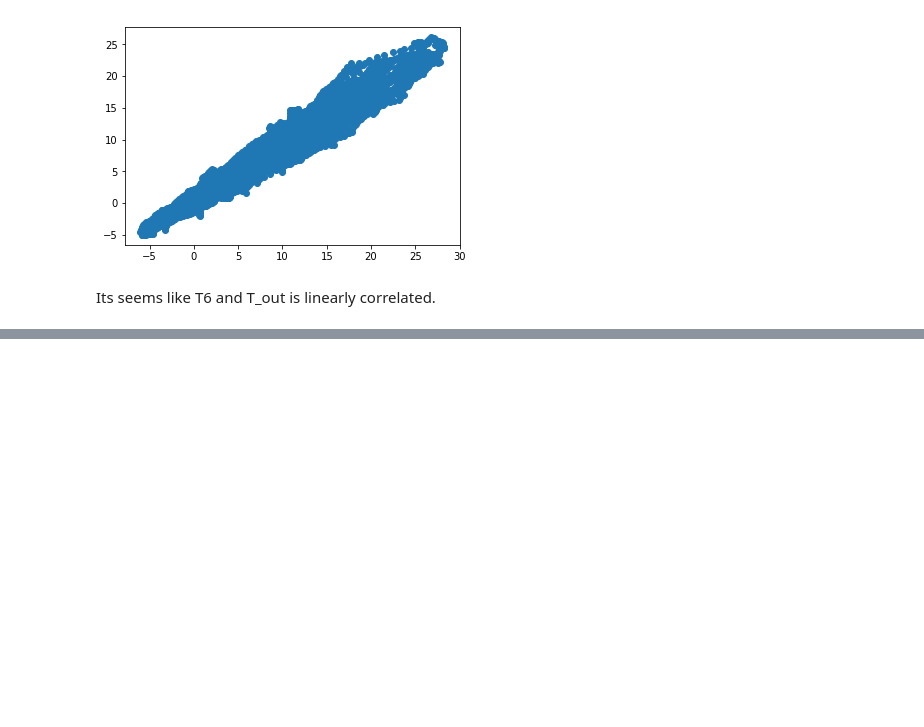
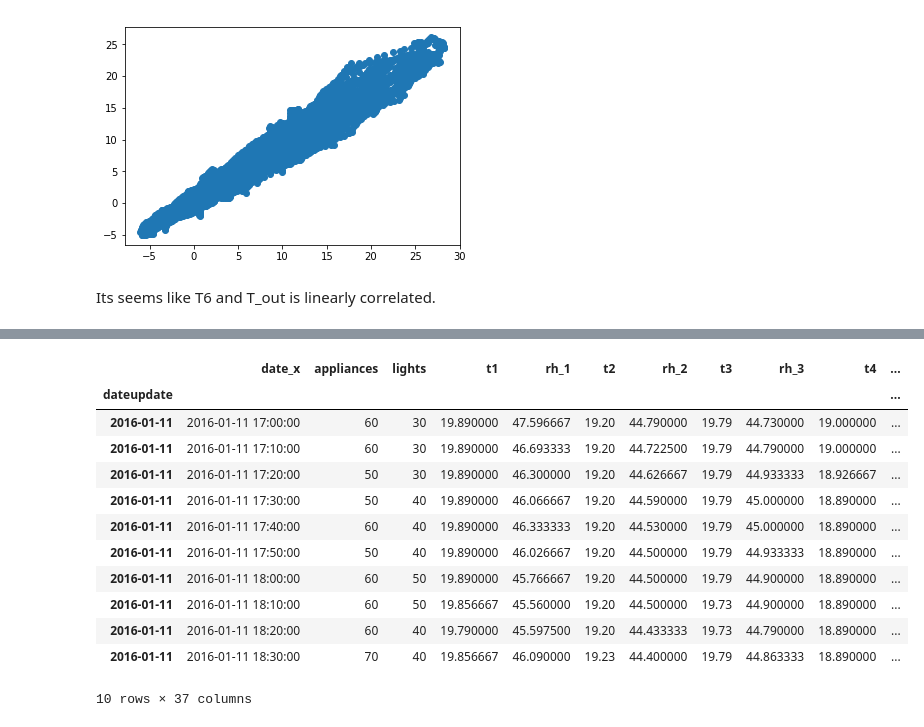
Before and after one commit to arijitsinha80/Springboard, a Jupyter notebook: Project/Capstoneproject_Phase2.ipynb, the cells around one changed output, grey strips where cells are left out. Cells and saved outputs as stored; diff of their text form; code cells hidden in the pictures; blank space fills up the shorter version.

```diff
--- a/Project/Capstoneproject_Phase2.ipynb
+++ b/Project/Capstoneproject_Phase2.ipynb
@@ -436,0 +191,7 @@ Its seems like T6 and T_out is linearly correlated.
+# %%
+# Append more columns to the DataFrame based on datetime
+df = dfmerge.copy()
+df['dateupdate'] = pd.to_datetime(dfmerge['date_x']).dt.normalize()
+# %%
+# Set datetime index due to time series analysis
+df = df.set_index('dateupdate')
@@ -436,0 +206,28 @@ Its seems like T6 and T_out is linearly correlated.
+# %%
+df['month'] = df.index.month
+df['weekday'] = df.index.weekday
+df['hour'] = df.index.hour
+df['week'] = df.index.week
+# %%
+#log appliances
+df['log_appliances'] = np.log(df.appliances)
+
+# Average house temperature and humidity
+df['house_temp'] =(df.t1+df.t2+df.t3+df.t4+df.t5+df.t7+df.t8+df.t9)/8
+df['house_hum'] =(df.rh_1+df.rh_2+df.rh_3+df.rh_4+df.rh_5+df.rh_7+df.rh_8+df.rh_9)/8
+# %%
+df.head(10)
+# %% [output]
+|  | date_x | appliances | lights | t1 | rh_1 | t2 | rh_2 | t3 | rh_3 | t4 | ... |
+| dateupdate |  |  |  |  |  |  |  |  |  |  | ... |
+| 2016-01-11 | 2016-01-11 17:00:00 | 60 | 30 | 19.890000 | 47.596667 | 19.20 | 44.790000 | 19.79 | 44.730000 | 19.000000 | ... |
+| 2016-01-11 | 2016-01-11 17:10:00 | 60 | 30 | 19.890000 | 46.693333 | 19.20 | 44.722500 | 19.79 | 44.790000 | 19.000000 | ... |
+| 2016-01-11 | 2016-01-11 17:20:00 | 50 | 30 | 19.890000 | 46.300000 | 19.20 | 44.626667 | 19.79 | 44.933333 | 18.926667 | ... |
+| 2016-01-11 | 2016-01-11 17:30:00 | 50 | 40 | 19.890000 | 46.066667 | 19.20 | 44.590000 | 19.79 | 45.000000 | 18.890000 | ... |
+| 2016-01-11 | 2016-01-11 17:40:00 | 60 | 40 | 19.890000 | 46.333333 | 19.20 | 44.530000 | 19.79 | 45.000000 | 18.890000 | ... |
+| 2016-01-11 | 2016-01-11 17:50:00 | 50 | 40 | 19.890000 | 46.026667 | 19.20 | 44.500000 | 19.79 | 44.933333 | 18.890000 | ... |
+| 2016-01-11 | 2016-01-11 18:00:00 | 60 | 50 | 19.890000 | 45.766667 | 19.20 | 44.500000 | 19.79 | 44.900000 | 18.890000 | ... |
+| 2016-01-11 | 2016-01-11 18:10:00 | 60 | 50 | 19.856667 | 45.560000 | 19.20 | 44.500000 | 19.73 | 44.900000 | 18.890000 | ... |
+| 2016-01-11 | 2016-01-11 18:20:00 | 60 | 40 | 19.790000 | 45.597500 | 19.20 | 44.433333 | 19.73 | 44.790000 | 18.890000 | ... |
+| 2016-01-11 | 2016-01-11 18:30:00 | 70 | 40 | 19.856667 | 46.090000 | 19.23 | 44.400000 | 19.79 | 44.863333 | 18.890000 | ... |
+10 rows × 37 columns
```
Also changed, not shown: parts of 49 cells of this notebook, 1 other file.
